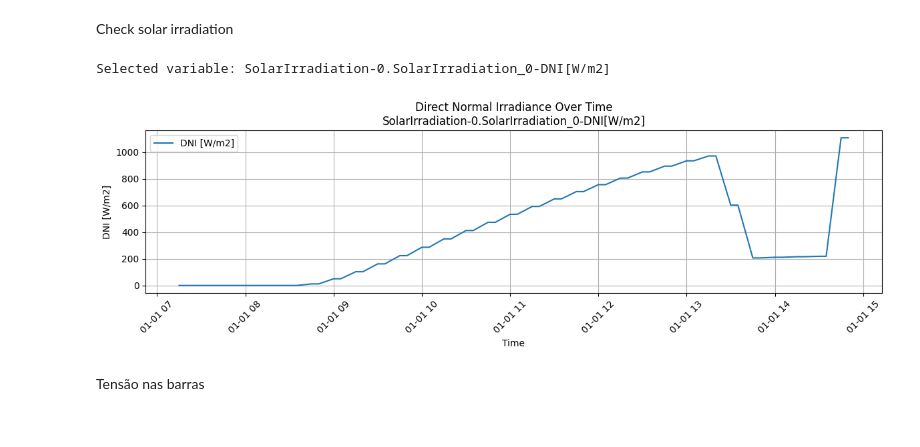
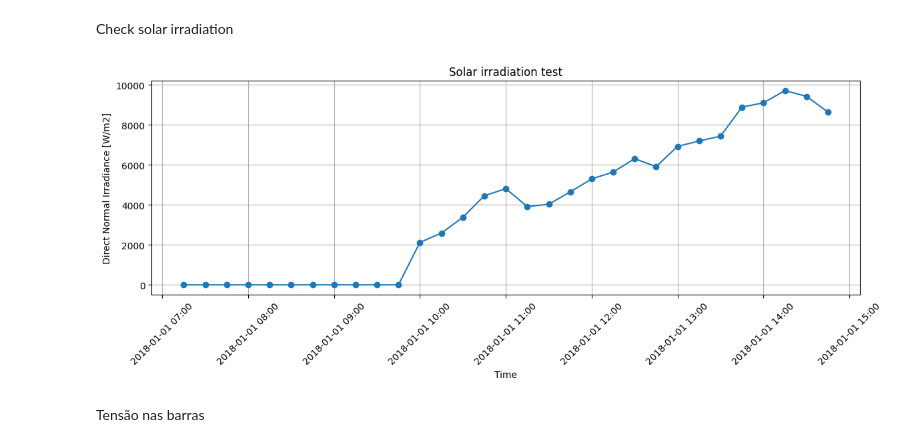
Before and after one commit to glmoritz/pandapower_tests, a Jupyter notebook: duilio_plots_postgres.ipynb, the cells around one changed output. Drawn from its saved outputs; the diff is of its cells as text; code cells hidden in the pictures.

```diff
--- a/duilio_plots_postgres.ipynb
+++ b/duilio_plots_postgres.ipynb
@@ -380,59 +444,29 @@ plt.show()
 # %% [markdown]
 Check solar irradiation
-# %%
-# Plot the solar irradiation as a function of time
-cursor = conn.cursor()
-
-# Find available solar irradiation variables
-pattern = r'^SolarIrradiation-0\.SolarIrradiation_\d+-DNI\[W/m2\]$'
-cursor.execute("""
-    SELECT variable_id, variable_name
-    FROM building_power.variable
-    WHERE simulation_output_id = %s
-    AND variable_name ~ %s
-""", (simulation_output_id, pattern))
-
-solar_vars = cursor.fetchall()
-
-if not solar_vars:
-    print("No solar irradiation variables found for this simulation")
-else:
-    # Pick a random solar irradiation variable
-    import random
-    selected_var = random.choice(solar_vars)
-    variable_id, variable_name = selected_var
-
-    print(f"Selected variable: {variable_name}")
-
-    # Fetch time series data
-    cursor.execute("""
-        SELECT ts, quantity
-        FROM building_power.output_timeseries
-        WHERE variable_id = %s
-        ORDER BY ts
-    """, (variable_id,))
-    rows = cursor.fetchall()
-
-
-if not rows:
-    print("No time series data found for selected variable")
-else:
-    # Convert to DataFrame and plot
-    df = pd.DataFrame(rows, columns=['ts', 'dni'])
-    df['ts'] = pd.to_datetime(df['ts'])
-
-    plt.figure(figsize=(12, 4))
-    plt.plot(df['ts'], df['dni'], label='DNI [W/m2]')
-    plt.xlabel('Time')
-    plt.ylabel('DNI [W/m2]')
-    plt.title(f'Direct Normal Irradiance Over Time\n{variable_name}')
-    plt.grid(True)
-    plt.legend()
-    plt.xticks(rotation=45)
-    plt.tight_layout()
-    plt.show()
-# %% [output]
-Selected variable: SolarIrradiation-0.SolarIrradiation_0-DNI[W/m2]
-[figure, removed]
+# %%
+# Query transformer low voltage power time series for the last simulation
+df_solar = get_timeseries_data(
+    conn,
+    simulation_output_id,
+    element_type='solarirradiation',
+    output_name='DNI[W/m2]'
+)
+
+if df_solar.empty:
+    print("No solar data found for this simulation.")
+else:
+    df_solar['bucket'] = pd.to_datetime(df_solar['bucket'])
+    plt.figure(figsize=(12, 5))
+    plt.plot(df_solar['bucket'], df_solar['total_quantity'] , marker='o')
+    plt.title('Solar irradiation test')
+    plt.gca().xaxis.set_major_formatter(matplotlib.dates.DateFormatter('%Y-%m-%d %H:%M'))
+    plt.xticks(rotation=45)
+    plt.xlabel('Time')
+    plt.ylabel('Direct Normal Irradiance [W/m2]')
+    plt.grid(True)
+    plt.tight_layout()
+    plt.show()
+# %% [output]
+[figure, added]
 # %% [markdown]
 Tensão nas barras
```
Also changed, not shown: parts of 8 cells of this notebook, 4 other files.
